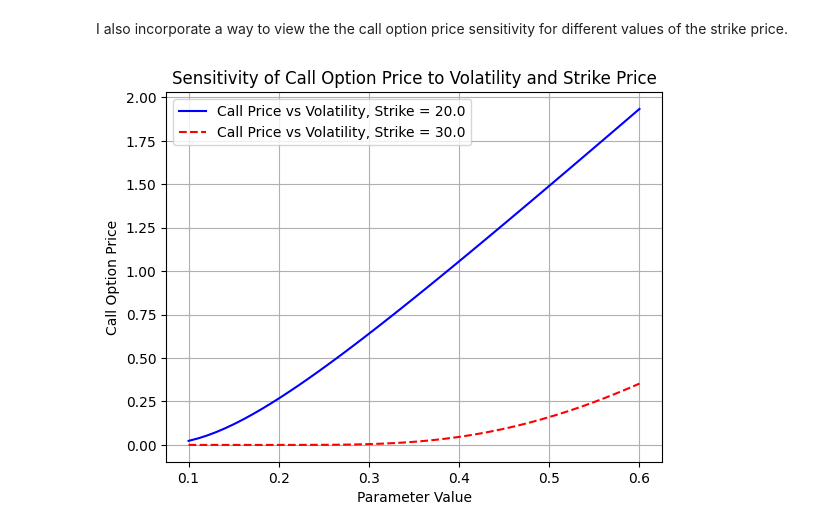
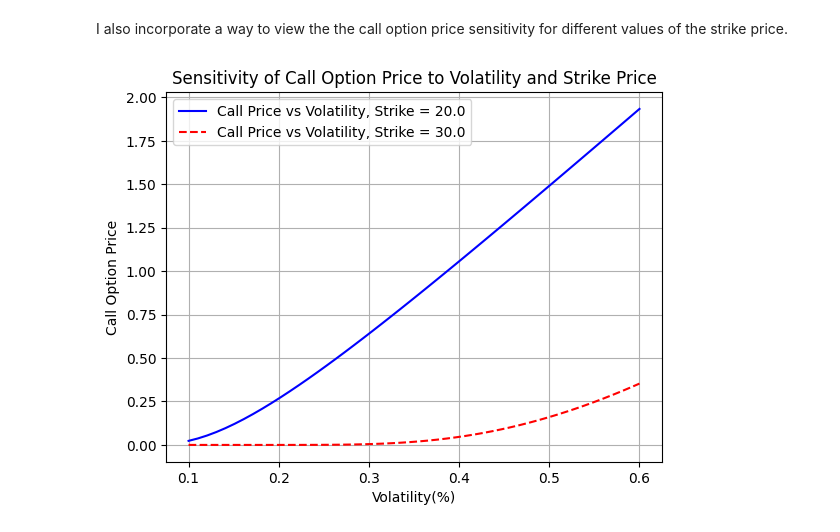
Before and after one commit to zacharywright96/Portfolio-Projects, a Jupyter notebook: BlacksModel.ipynb, the cells around one changed output. Saved outputs shown, nothing was run; the diff lists cells and outputs as text; code cells hidden in the pictures.

```diff
--- a/BlacksModel.ipynb
+++ b/BlacksModel.ipynb
@@ -147,18 +147,18 @@ I also incorporate a way to view the the call option price sensitivity for diffe
 # %%
 initial_strike = strike
 vol_range = np.linspace(0.1, 0.6, 50)
 vol_call_prices1 = [some_option.update_vol(v).get_call_price() for v in vol_range]
 new_strike = float(30)
 some_option.update_strike(new_strike)
 vol_call_prices2 = [some_option.update_vol(v).get_call_price() for v in vol_range]
 
 plt.plot(vol_range, vol_call_prices1, label=f"Call Price vs Volatility, Strike = {initial_strike}", color="b", linestyle="-")
 plt.plot(vol_range, vol_call_prices2, label=f"Call Price vs Volatility, Strike = {new_strike}", color="r", linestyle="--")
-plt.xlabel("Parameter Value")
+plt.xlabel("Volatility(%)")
 plt.ylabel("Call Option Price")
 plt.title("Sensitivity of Call Option Price to Volatility and Strike Price")
 plt.legend()
 plt.grid(True)
 plt.show()
 # %% [output]
-[figure, old version]
+[figure, new version]
```
Also changed, not shown: parts of 2 cells of this notebook.
